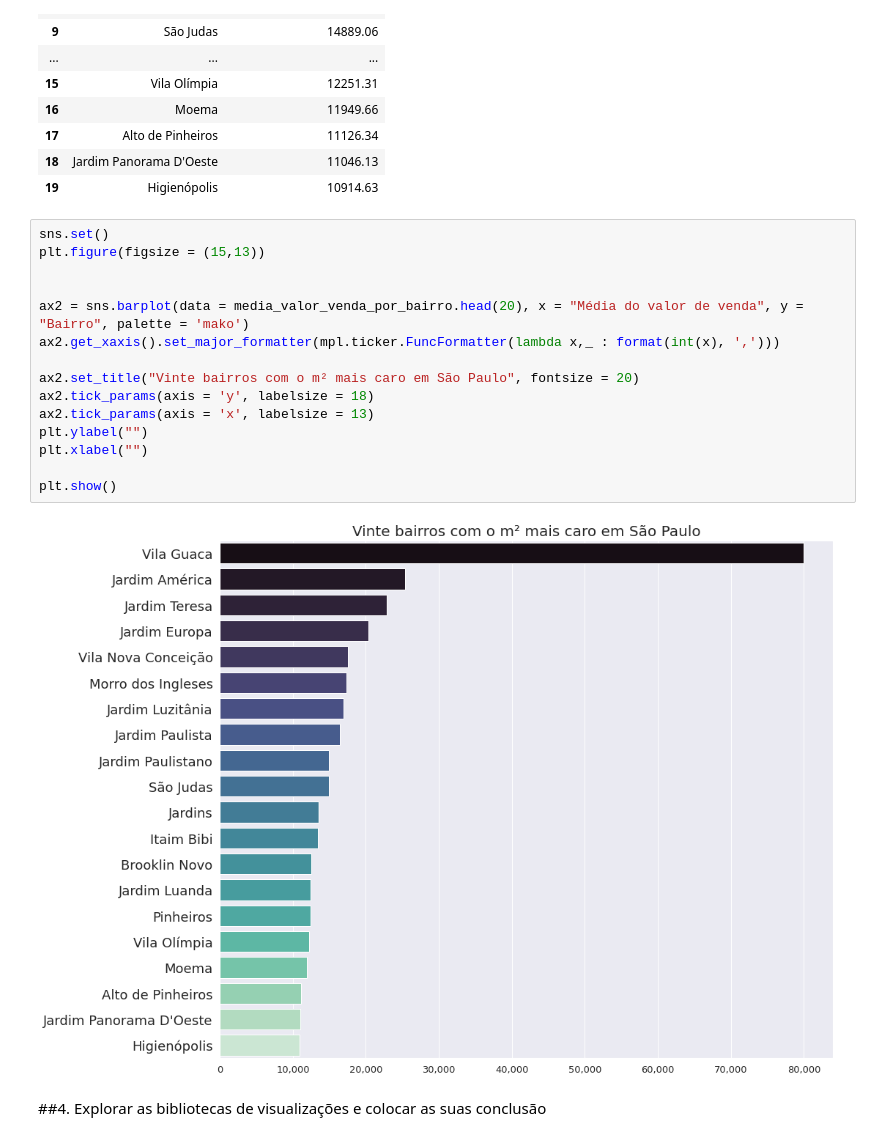
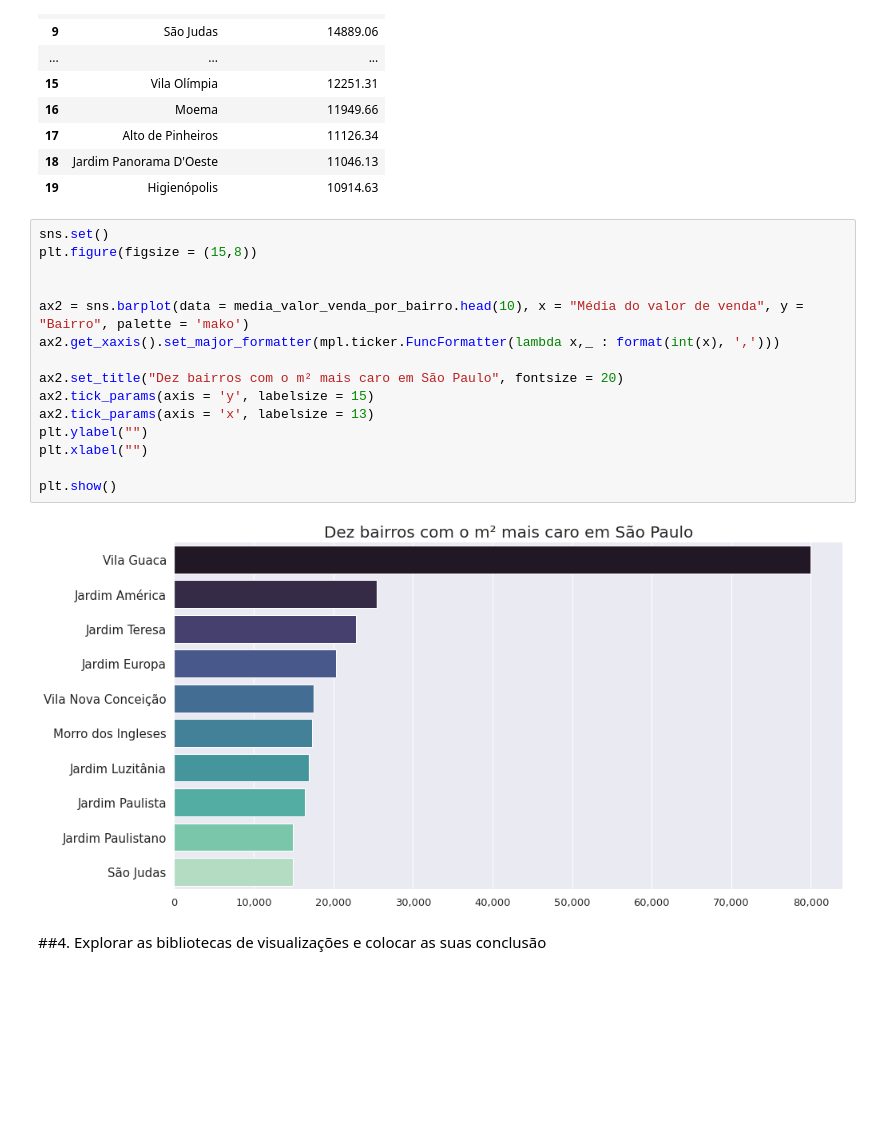
Before and after one commit to Tathy/Pesquisa-Imoveis-SP, a Jupyter notebook: Pesquisa_de_imóveis_em_São_Paulo_Imersão_Dados_Alura.ipynb, the cells around one changed output. Cells and saved outputs as stored; diff of their text form; blank space fills up the shorter version.

```diff
--- a/Pesquisa_de_imóveis_em_São_Paulo_Imersão_Dados_Alura.ipynb
+++ b/Pesquisa_de_imóveis_em_São_Paulo_Imersão_Dados_Alura.ipynb
@@ -650,21 +650,21 @@ media_valor_venda_por_bairro.head(20)
 | 19 | Higienópolis | 10914.63 |
 # %%
 sns.set()
-plt.figure(figsize = (15,13))
+plt.figure(figsize = (15,8))
 
 
-ax2 = sns.barplot(data = media_valor_venda_por_bairro.head(20), x = "Média do valor de venda", y = "Bairro", palette = 'mako')
+ax2 = sns.barplot(data = media_valor_venda_por_bairro.head(10), x = "Média do valor de venda", y = "Bairro", palette = 'mako')
 ax2.get_xaxis().set_major_formatter(mpl.ticker.FuncFormatter(lambda x,_ : format(int(x), ',')))
 
-ax2.set_title("Vinte bairros com o m² mais caro em São Paulo", fontsize = 20)
-ax2.tick_params(axis = 'y', labelsize = 18)
+ax2.set_title("Dez bairros com o m² mais caro em São Paulo", fontsize = 20)
+ax2.tick_params(axis = 'y', labelsize = 15)
 ax2.tick_params(axis = 'x', labelsize = 13)
 plt.ylabel("")
 plt.xlabel("")
 
 plt.show()
 # %% [output]
-[figure, old version]
+[figure, new version]
 # %% [markdown]
 ##4. Explorar as bibliotecas de visualizações e colocar as suas conclusão
 # %%
```
Also changed, not shown: parts of 47 cells of this notebook, 1 other file.
